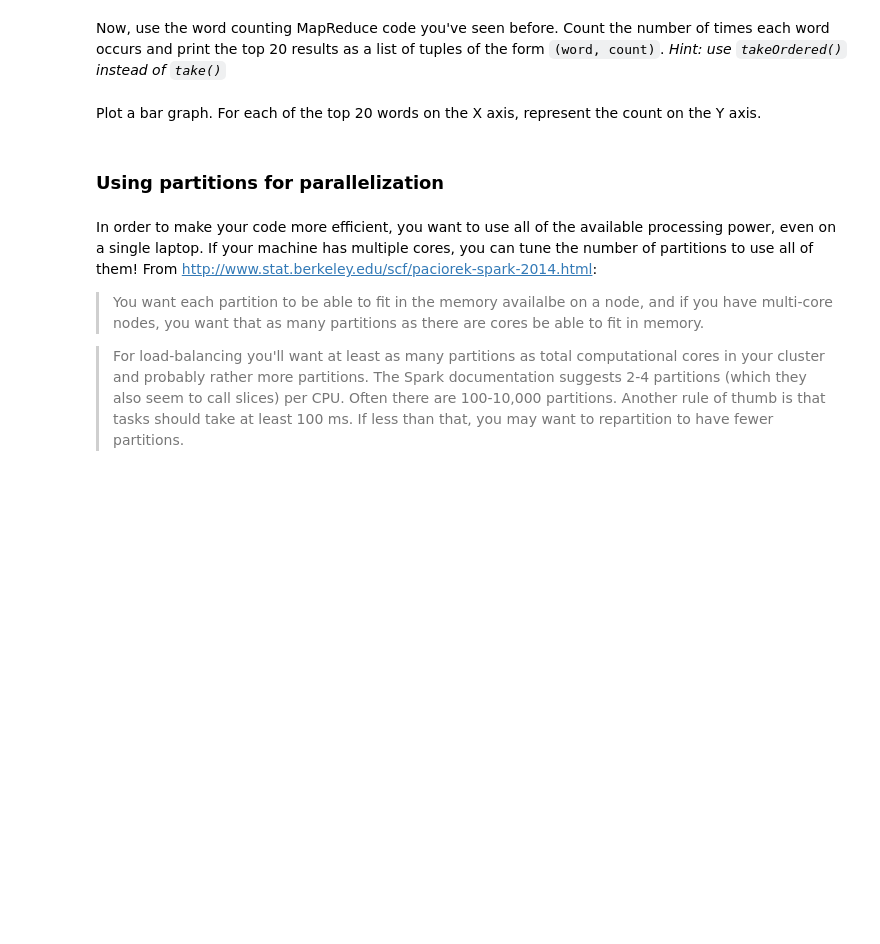
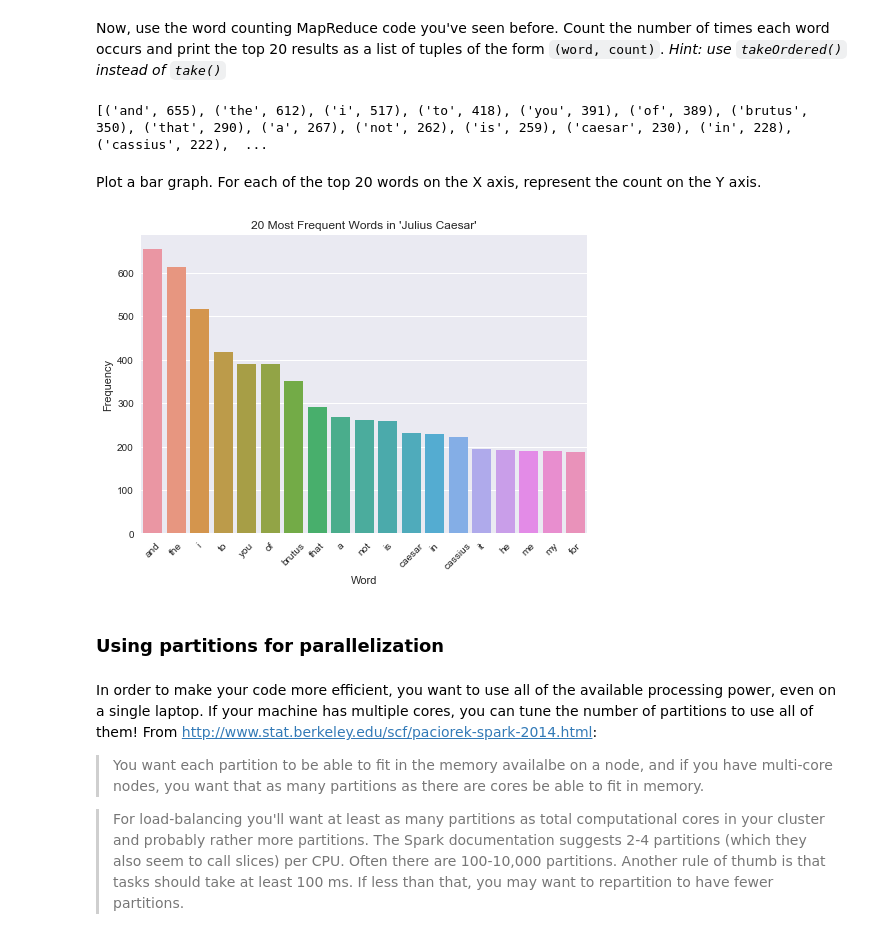
Before and after one commit to AOlden/sb-projects, a Jupyter notebook: spark/pyspark.ipynb, the cells around one changed output. Cells and saved outputs as stored; diff of their text form; code cells hidden in the pictures; blank space fills up the shorter version.

```diff
--- a/spark/pyspark.ipynb
+++ b/spark/pyspark.ipynb
@@ -343,2 +340,12 @@ Now, use the word counting MapReduce code you've seen before. Count the number o
+# %%
+count_twenty = (juliusrdd
+                .flatMap(lambda a: a.lower().split(' '))
+                .map(lambda w: w.strip(';').strip('.').strip('?').strip(',').strip("!").strip("-"))
+                .map(lambda w: (w, 1))
+                .reduceByKey(lambda x,y: x+y)
+                .takeOrdered(20, key = lambda w: -w[1])) #neg. sign sets up descending order
+print(count_twenty[1:])
+# %% [output]
+[('and', 655), ('the', 612), ('i', 517), ('to', 418), ('you', 391), ('of', 389), ('brutus', 350), ('that', 290), ('a', 267), ('not', 262), ('is', 259), ('caesar', 230), ('in', 228), ('cassius', 222),  ...
 # %% [markdown]
 Plot a bar graph. For each of the top 20 words on the X axis, represent the count on the Y axis.
@@ -347,3 +352,13 @@ Plot a bar graph. For each of the top 20 words on the X axis, represent the coun
+# %%
+x, y = zip(*count_twenty[1:])
+sns.barplot(x, y)
+plt.title("20 Most Frequent Words in 'Julius Caesar'")
+plt.ylabel('Frequency')
+plt.xlabel('Word')
+plt.xticks(rotation=45)
+plt.show()
+# %% [output]
+[figure, added]
 # %% [markdown]
 ### Using partitions for parallelization
 # %% [markdown]
```
Also changed, not shown: parts of 18 cells of this notebook.
